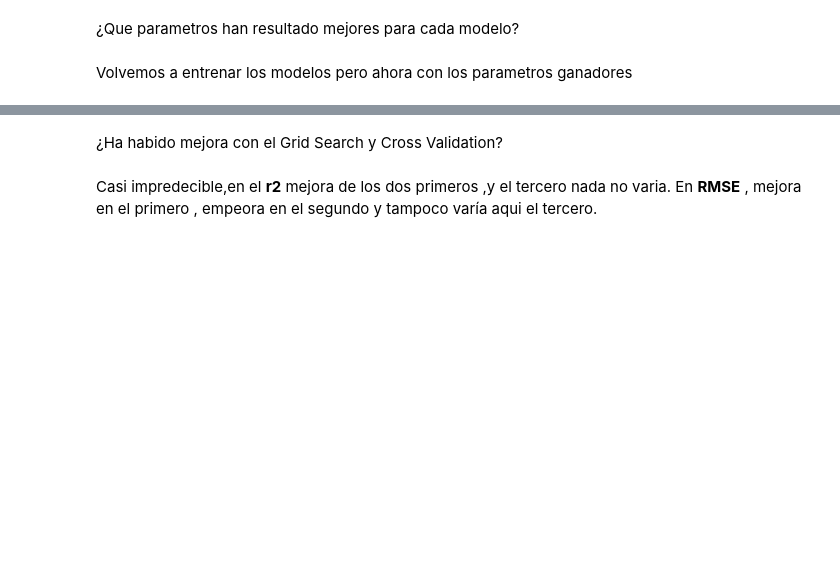
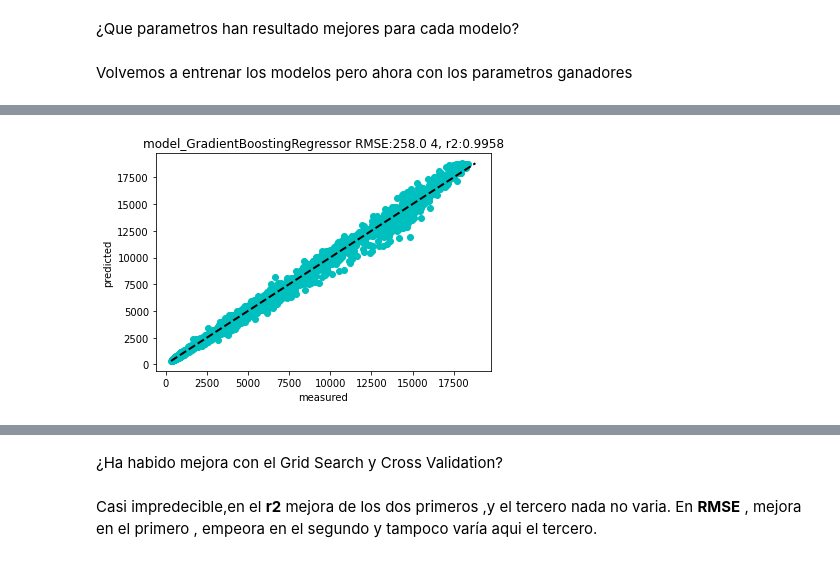
Before and after one commit to IreneLopezLujan/5.My_fifth_proyect_in_IronHack, a Jupyter notebook: 2.Entrenamiento_y_predicción/modelos_no_li.ipynb, the cells around one changed output, grey strips where cells are left out. Cells and saved outputs as stored; diff of their text form; code cells hidden in the pictures; blank space fills up the shorter version.

```diff
--- a/2.Entrenamiento_y_predicción/modelos_no_li.ipynb
+++ b/2.Entrenamiento_y_predicción/modelos_no_li.ipynb
@@ -153,3 +303,13 @@ print('RMSE:', round(np.sqrt(metrics.mean_squared_error(y_test, y_pred))),4)
+# %%
+
+plt.scatter(y_pred,y_test,c='c')
+plt.plot([y_train.min(), y_train.max()], [y_train.min(), y_train.max()], 'k--', lw=2,)
+plt.xlabel('measured')
+plt.ylabel('predicted')
+plt.title("model_GradientBoostingRegressor RMSE:258.0 4, r2:0.9958" )
+plt.show()
+# %% [output]
+[figure, added]
 # %%
 #Entrenando con el mejor parámetro ExtraTreesRegressor
 model_ExtraTreesRegressor = ExtraTreesRegressor(bootstrap= True, max_depth= 20, max_features= 'auto', n_estimators= 300)
```
Also changed, not shown: parts of 24 cells of this notebook, 10 other files.
